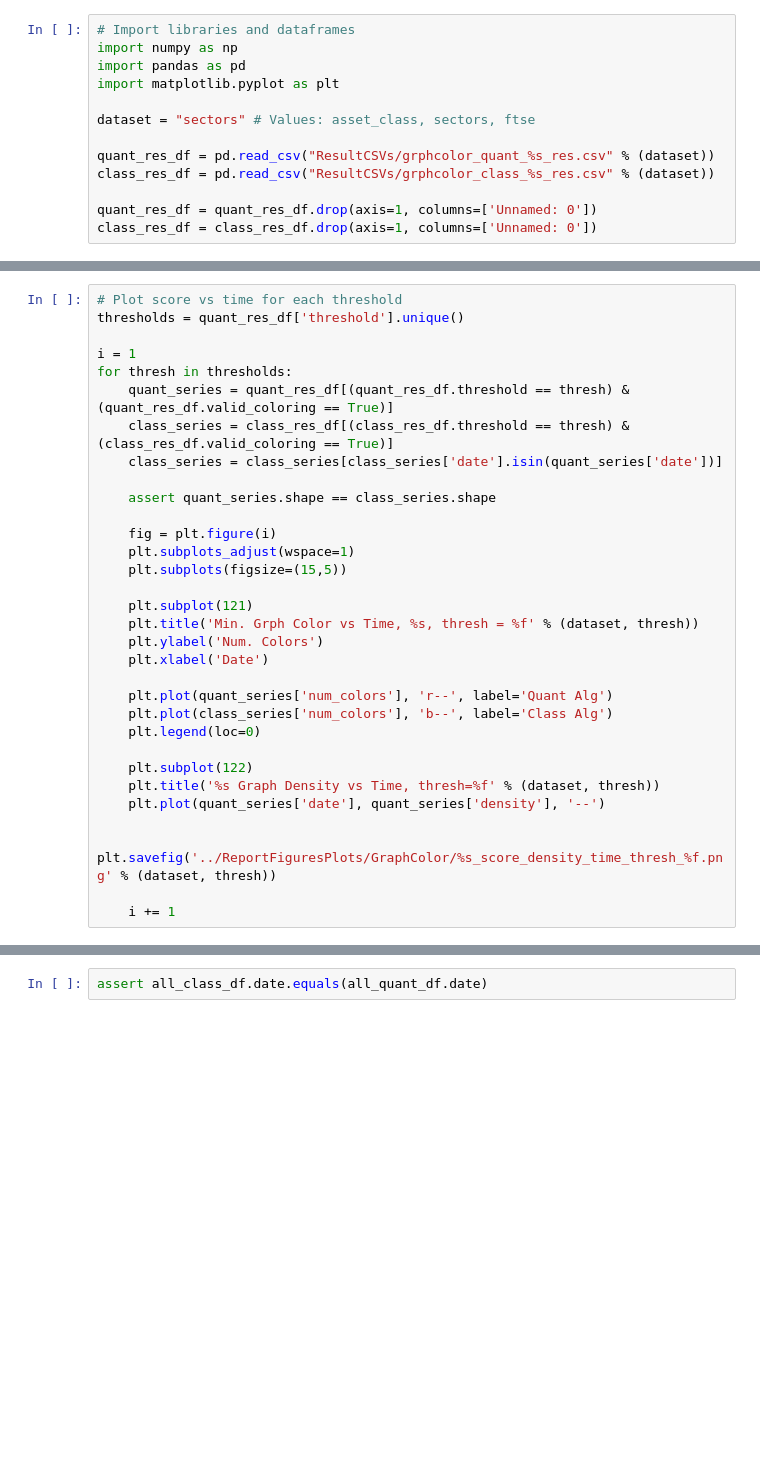
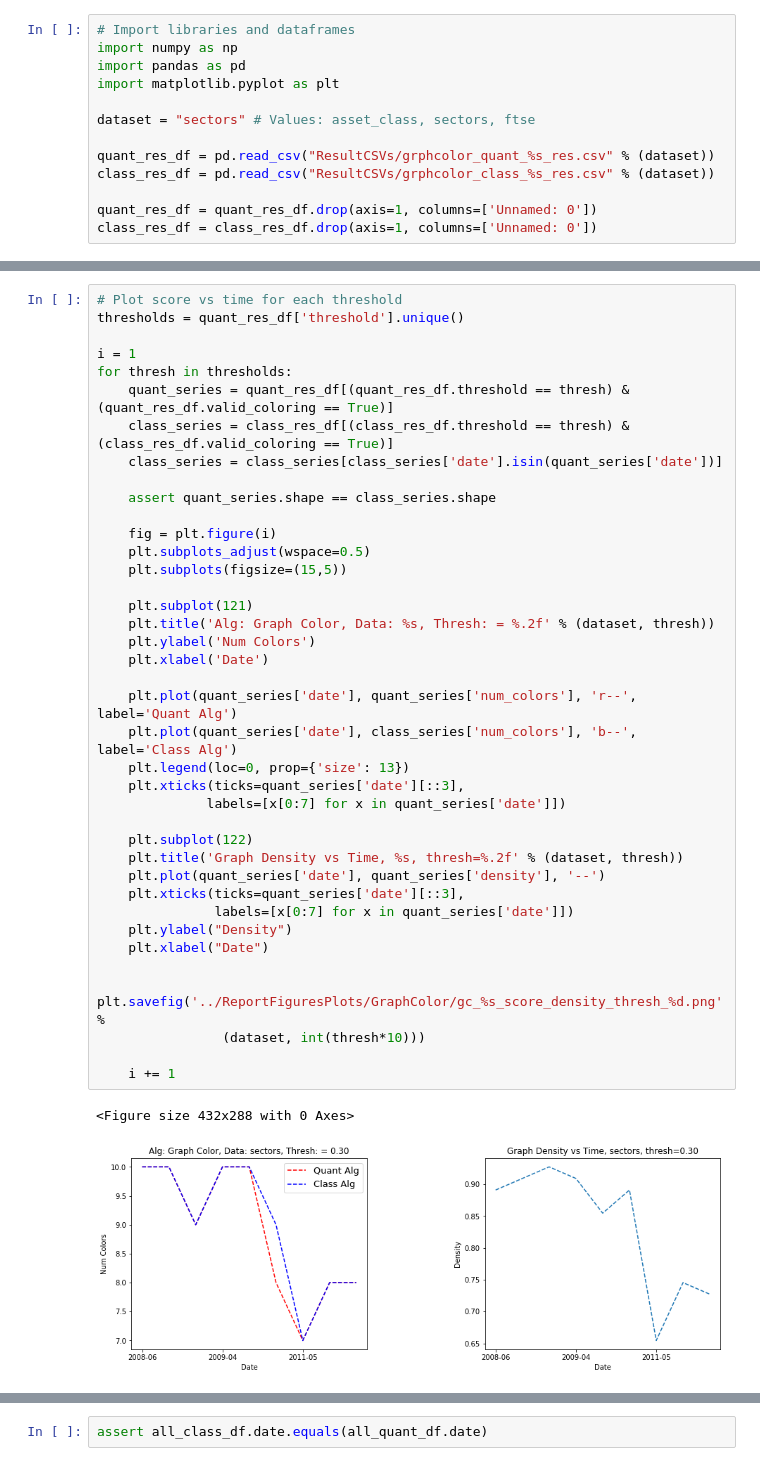
Before and after one commit to angadkalra/QuantumComputingProject, a Jupyter notebook: GraphColor/DataAnalysis.ipynb, the cells around one changed output, grey strips where cells are left out. Saved outputs shown, nothing was run; the diff lists cells and outputs as text; blank space fills up the shorter version.

Commit message:
new graphs for GC

```diff
--- a/GraphColor/DataAnalysis.ipynb
+++ b/GraphColor/DataAnalysis.ipynb
@@ -40,32 +50,42 @@ plt.show()
 # %%
 # Plot score vs time for each threshold
 thresholds = quant_res_df['threshold'].unique()
 
 i = 1
 for thresh in thresholds:
     quant_series = quant_res_df[(quant_res_df.threshold == thresh) & (quant_res_df.valid_coloring == True)]
     class_series = class_res_df[(class_res_df.threshold == thresh) & (class_res_df.valid_coloring == True)]
     class_series = class_series[class_series['date'].isin(quant_series['date'])]
 
     assert quant_series.shape == class_series.shape
 
     fig = plt.figure(i)
-    plt.subplots_adjust(wspace=1)
+    plt.subplots_adjust(wspace=0.5)
     plt.subplots(figsize=(15,5))
 
     plt.subplot(121)
-    plt.title('Min. Grph Color vs Time, %s, thresh = %f' % (dataset, thresh))
-    plt.ylabel('Num. Colors')
+    plt.title('Alg: Graph Color, Data: %s, Thresh: = %.2f' % (dataset, thresh))
+    plt.ylabel('Num Colors')
     plt.xlabel('Date')
 
-    plt.plot(quant_series['num_colors'], 'r--', label='Quant Alg')
-    plt.plot(class_series['num_colors'], 'b--', label='Class Alg')
-    plt.legend(loc=0)
+    plt.plot(quant_series['date'], quant_series['num_colors'], 'r--', label='Quant Alg')
+    plt.plot(quant_series['date'], class_series['num_colors'], 'b--', label='Class Alg')
+    plt.legend(loc=0, prop={'size': 13})
+    plt.xticks(ticks=quant_series['date'][::3],
+              labels=[x[0:7] for x in quant_series['date']])
 
     plt.subplot(122)
-    plt.title('%s Graph Density vs Time, thresh=%f' % (dataset, thresh))
+    plt.title('Graph Density vs Time, %s, thresh=%.2f' % (dataset, thresh))
     plt.plot(quant_series['date'], quant_series['density'], '--')
+    plt.xticks(ticks=quant_series['date'][::3],
+               labels=[x[0:7] for x in quant_series['date']])
+    plt.ylabel("Density")
+    plt.xlabel("Date")
 
-    plt.savefig('../ReportFiguresPlots/GraphColor/%s_score_density_time_thresh_%f.png' % (dataset, thresh))
+    plt.savefig('../ReportFiguresPlots/GraphColor/gc_%s_score_density_thresh_%d.png' %
+                (dataset, int(thresh*10)))
 
     i += 1
+# %% [output]
+<Figure size 432x288 with 0 Axes>
+[figure, added]
```
Also changed, not shown: parts of 7 cells of this notebook, 11 other files.
